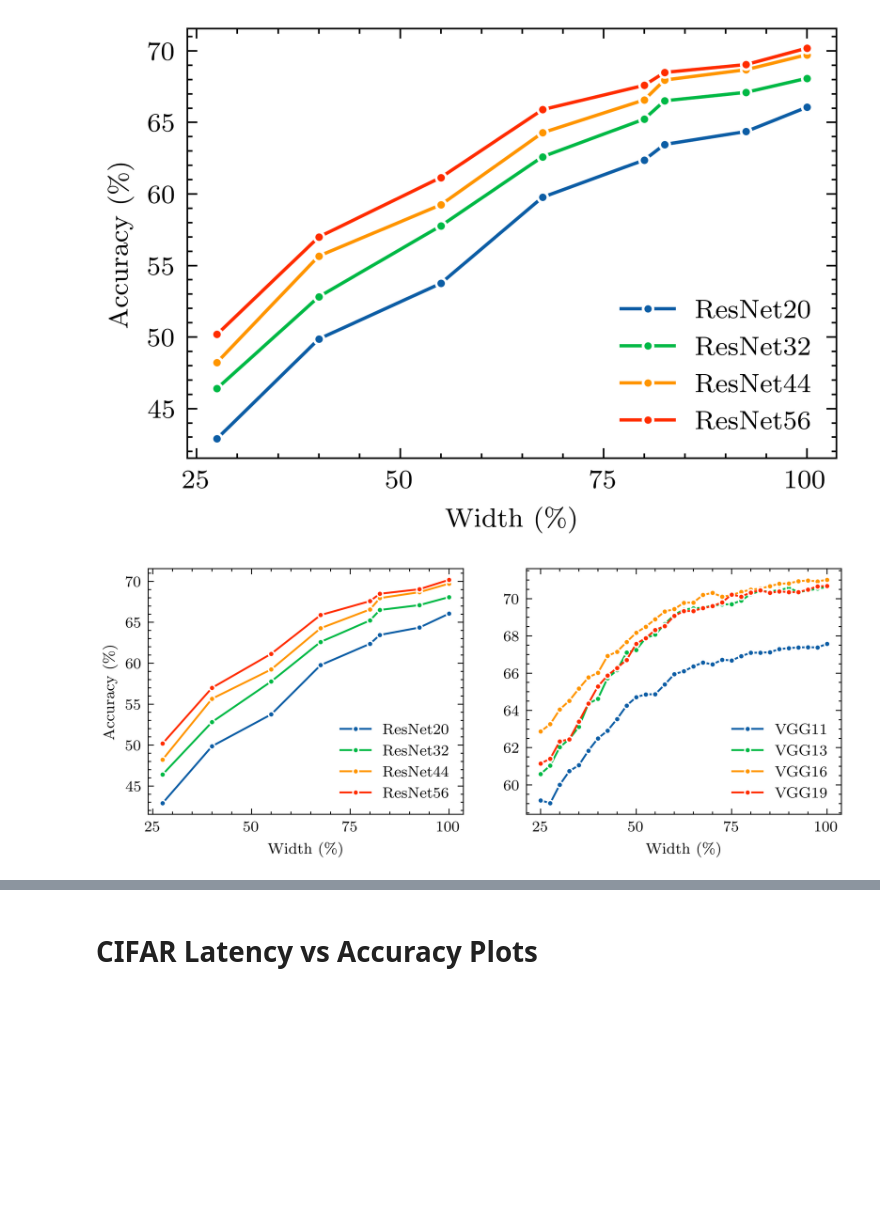
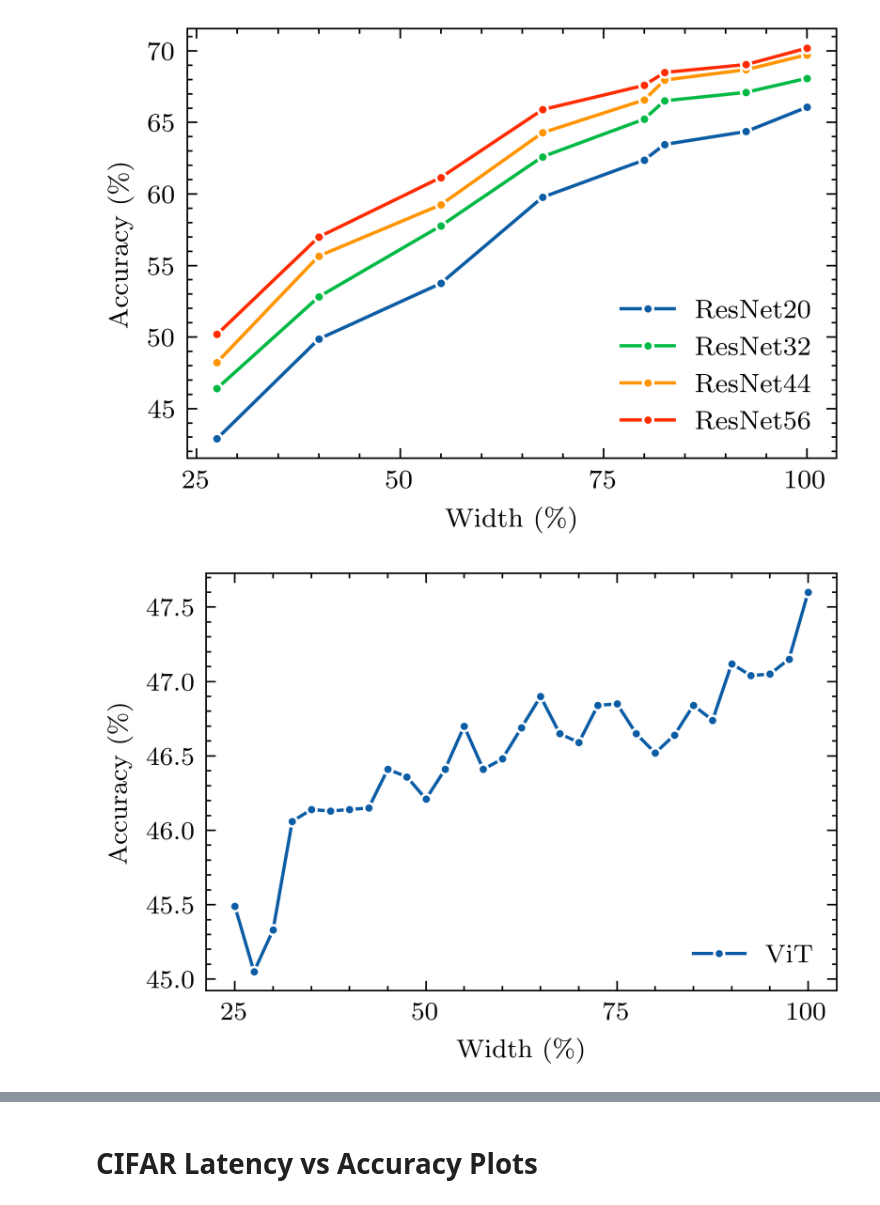
Before and after one commit to Didanny/slimmable-nn, a Jupyter notebook: plots.ipynb, the cells around one changed output, grey strips where cells are left out. Cells and saved outputs as stored; diff of their text form; code cells hidden in the pictures; blank space fills up the shorter version.

Commit message:
Measure ViT accuracy and latency

```diff
--- a/plots.ipynb
+++ b/plots.ipynb
@@ -49,10 +65,16 @@ df_cifar = df_cifar.sort_values(by=['Model Name', 'sparsity'])
 # %%
 pattern_vgg = r'vgg'
 pattern_resnet = r'resnet'
+pattern_vit = r'vit'
 
 # Filter rows where "Model Name" matches the regex pattern
 df_cifar_vgg = df_cifar[df_cifar['Model Name'].str.contains(pattern_vgg, regex=True, case=False)]
 df_cifar_resnet = df_cifar[df_cifar['Model Name'].str.contains(pattern_resnet, regex=True, case=False)]
+df_cifar_vit = df_cifar[df_cifar['Model Name'].str.contains(pattern_vit, regex=True, case=False)]
+
+df_tinyimagenet_vgg = df_tinyimagenet[df_tinyimagenet['Model Name'].str.contains(pattern_vgg, regex=True, case=False)]
+df_tinyimagenet_resnet = df_tinyimagenet[df_tinyimagenet['Model Name'].str.contains(pattern_resnet, regex=True, case=False)]
+df_tinyimagenet_vit = df_tinyimagenet[df_tinyimagenet['Model Name'].str.contains(pattern_vit, regex=True, case=False)]
 # %%
 from matplotlib.lines import Line2D
 from matplotlib.patches import Patch
@@ -128,42 +155,27 @@ with plt.style.context(['science', 'ieee']):
 # %%
 from matplotlib.lines import Line2D
 from matplotlib.patches import Patch
 
 # Plotting
 with plt.style.context(['science', 'ieee']):
     plt.rcParams['axes.prop_cycle'] = sci_cycle
+    plt.figure(figsize=(column_width, column_width/1.5))
+    ax = sns.lineplot(data=df_cifar_vit, x='sparsity', y='value', hue='Model Name', marker='o', markersize=3)
 
-    # Create figure and axes
-    fig, (ax1, ax2) = plt.subplots(figsize=(column_width * 1.87, column_width/1.5), ncols=2)
+    ax.set_xlabel('Width (\%)')
+    ax.set_ylabel('Accuracy (\%)')
 
-    # ResNet plot
-    sns.lineplot(data=df_cifar_resnet, x='sparsity', y='value', hue='Model Name', marker='o', markersize=3, ax=ax1)
-    ax1.set_xlabel('Width (\%)')
-    ax1.set_ylabel('Accuracy (\%)')
-    plt.sca(ax1)
     plt.xticks([25, 50, 75, 100])
 
-    # VGG plot
-    sns.lineplot(data=df_cifar_vgg, x='sparsity', y='value', hue='Model Name', marker='o', markersize=3, ax=ax2)
-    ax2.set_xlabel('Width (\%)')
-    ax2.set_ylabel('')
-    plt.sca(ax2)
-    plt.xticks([25, 50, 75, 100])
+    model_names = ['ViT']
+    legend_handles = [Line2D([0], [0], color=sci_cycle.by_key()['color'][i], marker='o', markersize=3, mec='#ffffff', mew=0.8, label=model_names[i]) for i in range(1)]
 
-    # ResNet legend
-    model_names = ['ResNet20', 'ResNet32', 'ResNet44', 'ResNet56']
-    legend_handles = [Line2D([0], [0], color=sci_cycle.by_key()['color'][i], marker='o', markersize=3, mec='#ffffff', mew=0.8, label=model_names[i]) for i in range(4)]
-    ax1.legend(handles=legend_handles, loc='lower right')
-
-    # VGG legend
-    model_names = ['VGG11', 'VGG13', 'VGG16', 'VGG19']
-    legend_handles = [Line2D([0], [0], color=sci_cycle.by_key()['color'][i], marker='o', markersize=3, mec='#ffffff', mew=0.8, label=model_names[i]) for i in range(4)]
-    ax2.legend(handles=legend_handles, loc='lower right')
+    ax.legend(handles=legend_handles, loc='lower right')
 
     if SHOW:
         plt.show()
     else:
-        plt.savefig('./results/plots/uscifar_accuracy.pgf', bbox_inches='tight')
+        plt.savefig('./results/plots/usvit_accuracy.pgf', bbox_inches='tight')
         plt.close()
 # %% [output]
-[figure, old version]
+[figure, new version]
```
Also changed, not shown: parts of 9 cells of this notebook, 10 other files.
